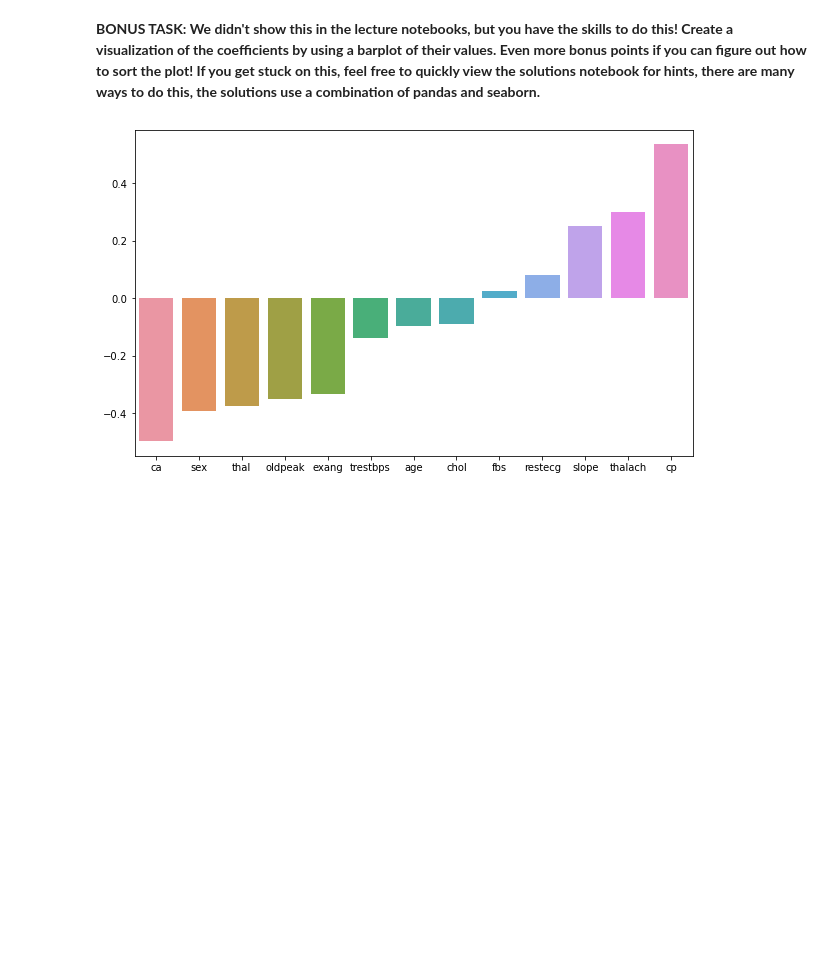
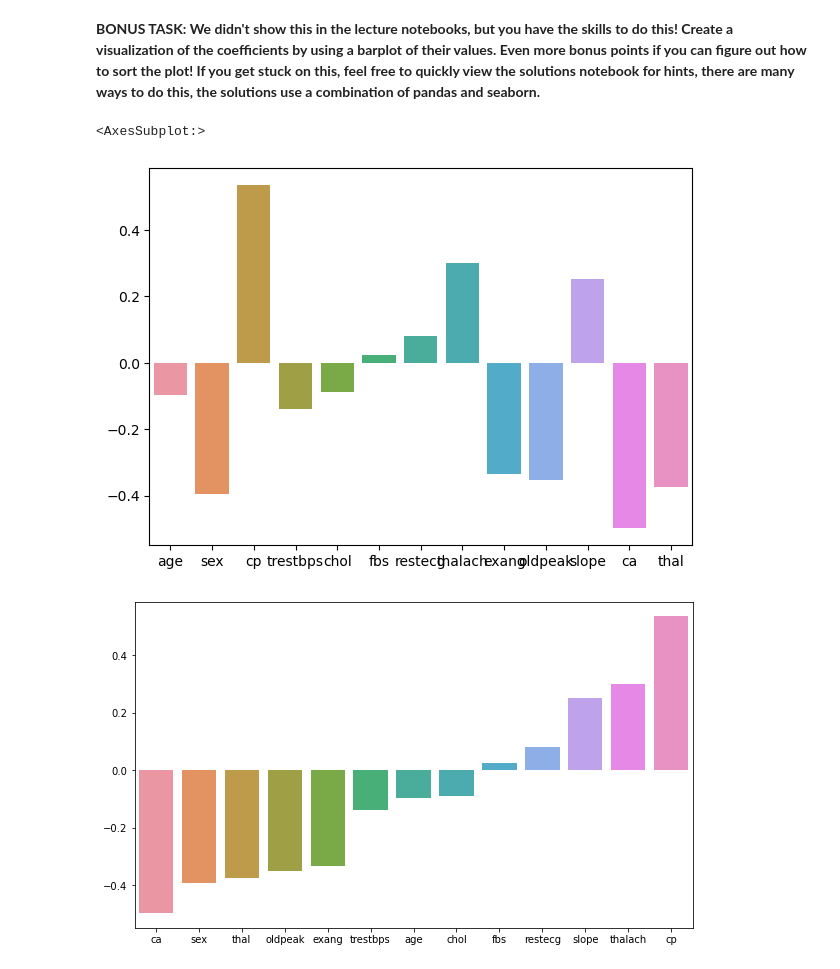
Before and after one commit to kinwong/Udemy-Machine-Learning-Data-Science-Masterclass, a Jupyter notebook: projects/11-Logistic-Regression-Models/02-Logistic-Regression-Project-Exercise .ipynb, the cells around one changed output. Saved outputs shown, nothing was run; the diff lists cells and outputs as text; code cells hidden in the pictures; blank space fills up the shorter version.

```diff
--- a/projects/11-Logistic-Regression-Models/02-Logistic-Regression-Project-Exercise .ipynb
+++ b/projects/11-Logistic-Regression-Models/02-Logistic-Regression-Project-Exercise .ipynb
@@ -158,2 +204,4 @@ memory usage: 33.3 KB
+# %%
+X_train, X_test, y_train, y_test = train_test_split(X, y, test_size=0.1, random_state=101)
 # %% [markdown]
 **TASK: Create a StandardScaler object and normalize the X train and test set feature data. Make sure you only fit to the training data to avoid data leakage (data knowledge leaking from the test set).**
@@ -162,3 +210,8 @@ memory usage: 33.3 KB
+# %%
+scaler = StandardScaler()
+# %%
+scaled_X_train = scaler.fit_transform(X_train)
+scaled_X_test = scaler.transform(X_test)
 # %% [markdown]
 ## Logistic Regression Model
 
@@ -167,0 +221,3 @@ memory usage: 33.3 KB
+# %%
+log_model = LogisticRegressionCV(cv=5, random_state=101)
+log_model.fit(scaled_X_train, y_train)
@@ -192,3 +252,9 @@ array([[-0.09621199, -0.39460154,  0.53534731, -0.13850191, -0.08830462,
+# %%
+fig, ax = plt.subplots(figsize=(7, 5), dpi=100)
+sns.barplot(y=log_model.coef_[0], x=X.columns, ax=ax)
+# %% [output]
+<AxesSubplot:>
+[figure, added]
 # %%
 # %% [output]
 [figure]
```
Also changed, not shown: parts of 40 cells of this notebook.
